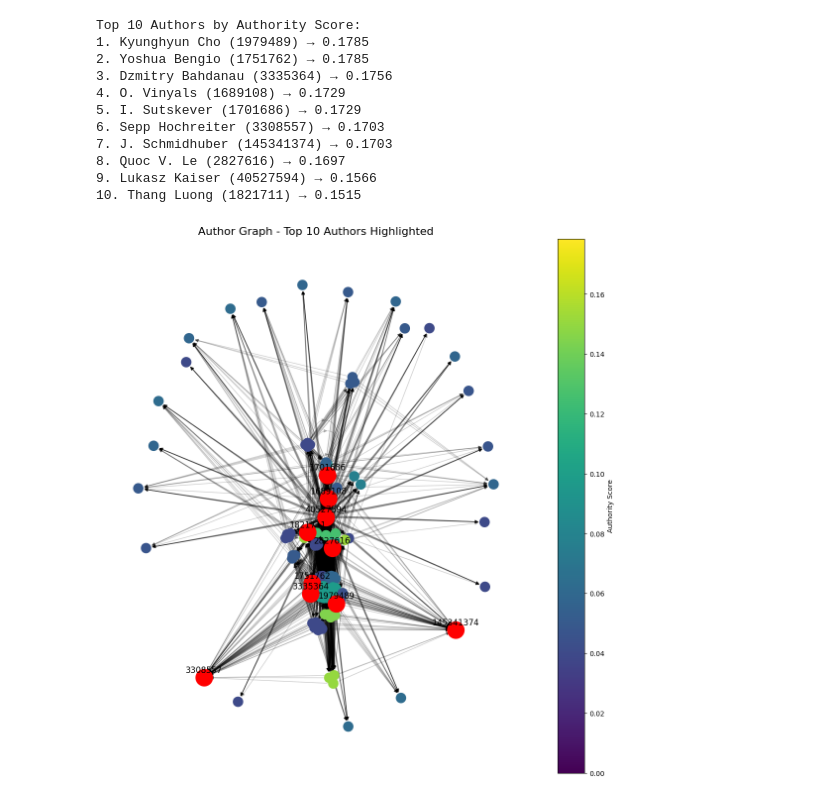
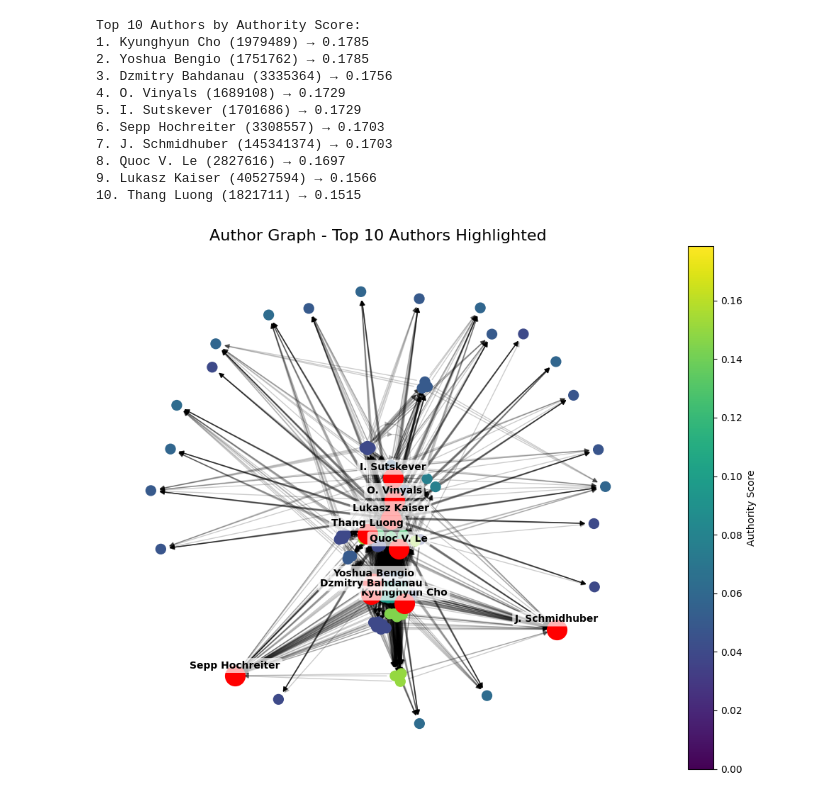
Before and after one commit to Aman-Nehra/CS-490-h-index-PageRank-HITS, a Jupyter notebook: Implementations/HubsAndAuthorities.ipynb, the cells around one changed output. Cells and saved outputs as stored; diff of their text form; code cells hidden in the pictures.

```diff
--- a/Implementations/HubsAndAuthorities.ipynb
+++ b/Implementations/HubsAndAuthorities.ipynb
@@ -70,28 +70,29 @@ plt.show()
 # %% [output]
 [figure]
 # %%
-def compute_hits(G, tol=1e-6, max_iter=100):
+def compute_hits(G, tolerance=1e-6, max_iterations=1000):
     nodes = list(G.nodes())
+
+    # Initialize Hub and Authority Score with 1.0
     hub = {n: 1.0 for n in nodes}
     auth = {n: 1.0 for n in nodes}
 
     differences = []
 
-    for iteration in range(max_iter):
+    for iteration in range(max_iterations):
         auth_new = {n: sum(hub[m] for m in G.predecessors(n)) for n in nodes}
+        hub_new = {n: sum(auth_new[m] for m in G.successors(n)) for n in nodes}
         norm = sum(v**2 for v in auth_new.values())**0.5
-        if norm>0:
-            for n in nodes:
-                auth_new[n] /= norm
-        hub_new = {n: sum(auth_new[m] for m in G.successors(n)) for n in nodes}
+        for n in nodes:
+            auth_new[n] /= norm
         norm = sum(v**2 for v in hub_new.values())**0.5
-        if norm>0:
-            for n in nodes:
+        for n in nodes:
                 hub_new[n] /= norm
+
         diff = sum(abs(auth_new[n]-auth[n]) + abs(hub_new[n]-hub[n]) for n in nodes)
         differences.append(diff)
         hub, auth = hub_new, auth_new
-        if diff < tol:
+        if diff < tolerance:
             print(f"HITS converged after {iteration+1} iterations.")
             last_iteration = iteration + 1
             break
@@ -127,40 +128,54 @@ Top 10 Authors by Authority Score:
 # node_color is a list of authority scores for each node
 node_color = [auth_scores.get(n, 0) for n in G_author.nodes()]
 
 # Top 10 authors
 top_authors = sorted(auth_scores.items(), key=lambda x: x[1], reverse=True)[:10]
 top_author_nodes = [aid for aid, score in top_authors]
 
 # Create node positions (more iterations for better spacing)
 pos = nx.spring_layout(G_author, seed=42, k=0.5, iterations=100)
 
-# Create a labels dictionary for top 10 authors
-labels = {n: n for n in top_author_nodes}
-
-fig, ax = plt.subplots(figsize=(14, 14))
+fig, ax = plt.subplots(figsize=(10, 8))
 
 # Draw all nodes (smaller size)
-nx.draw_networkx_nodes(G_author, pos, node_size=200, node_color=node_color, cmap=plt.cm.viridis, ax=ax)
+nx.draw_networkx_nodes(G_author, pos, node_size=100, node_color=node_color, cmap=plt.cm.viridis, ax=ax)
 
 # Draw all edges
 nx.draw_networkx_edges(G_author, pos, alpha=0.2, ax=ax)
 
 # Draw top 10 nodes bigger
-nx.draw_networkx_nodes(G_author, pos, nodelist=top_author_nodes, node_size=600, node_color="red", ax=ax)
+nx.draw_networkx_nodes(G_author, pos, nodelist=top_author_nodes, node_size=400, node_color="red", ax=ax)
 
-# Draw labels for top 10 authors with a slight offset
-label_pos = {n: (pos[n][0], pos[n][1]+0.03) for n in top_author_nodes}
-nx.draw_networkx_labels(G_author, pos=label_pos, labels=labels, font_size=12, font_color="black", ax=ax)
+# Label only top 10 nodes with author names
+for n in top_author_nodes:
+    x, y = pos[n]
+    name = author_names.get(n, n)
+    plt.text(
+        x, y + 0.03,               # vertical offset for readability
+        name[:25] + ("..." if len(name) > 25 else ""),  # truncate long names
+        fontsize=10,
+        color="black",
+        fontweight="bold",
+        ha="center",
+        bbox=dict(
+            facecolor="white",
+            alpha=0.7,
+            edgecolor="none",
+            boxstyle="round,pad=0.25"
+        )
+    )
+
 
 # Create colorbar for authority scores
 sm = mpl.cm.ScalarMappable(cmap=plt.cm.viridis,
                            norm=plt.Normalize(vmin=min(node_color), vmax=max(node_color)))
 sm.set_array([])
 cbar = fig.colorbar(sm, ax=ax)
 cbar.set_label("Authority Score")
 
 ax.set_title("Author Graph - Top 10 Authors Highlighted", fontsize=16)
 ax.axis("off")
+plt.tight_layout()
 plt.show()
 # %% [output]
-[figure, old version]
+[figure, new version]
```
Also changed, not shown: 3 other files.
